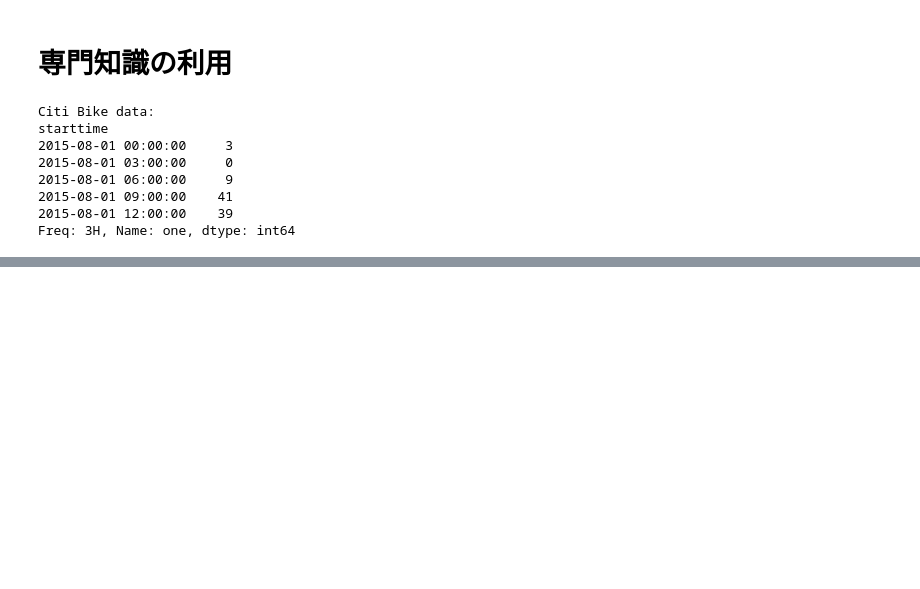
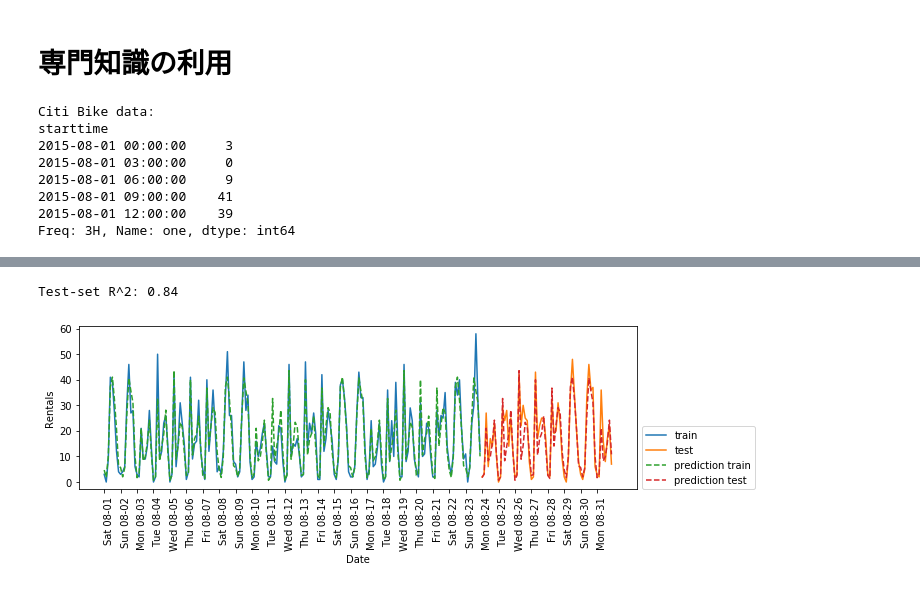
Before and after one commit to ryusei6/Introduction-to-Machine-Learning-with-Python, a Jupyter notebook: ch04/utilizing_expert_knowledge/model_based_feature_selection.ipynb, the cells around one changed output, grey strips where cells are left out. Saved outputs shown, nothing was run; the diff lists cells and outputs as text; code cells hidden in the pictures; blank space fills up the shorter version.

```diff
--- a/ch04/utilizing_expert_knowledge/model_based_feature_selection.ipynb
+++ b/ch04/utilizing_expert_knowledge/model_based_feature_selection.ipynb
@@ -42,0 +87,8 @@ Text(0, 0.5, 'Rentals')
+# %%
+# 1日の時刻, 曜日, RandomForest
+X_hour_week = np.hstack([citibike.index.dayofweek.values.reshape(-1, 1),
+                         citibike.index.hour.values.reshape(-1, 1)])
+eval_on_features(X_hour_week, y, regressor)
+# %% [output]
+Test-set R^2: 0.84
+[figure, added]
```
Also changed, not shown: parts of 14 cells of this notebook.
